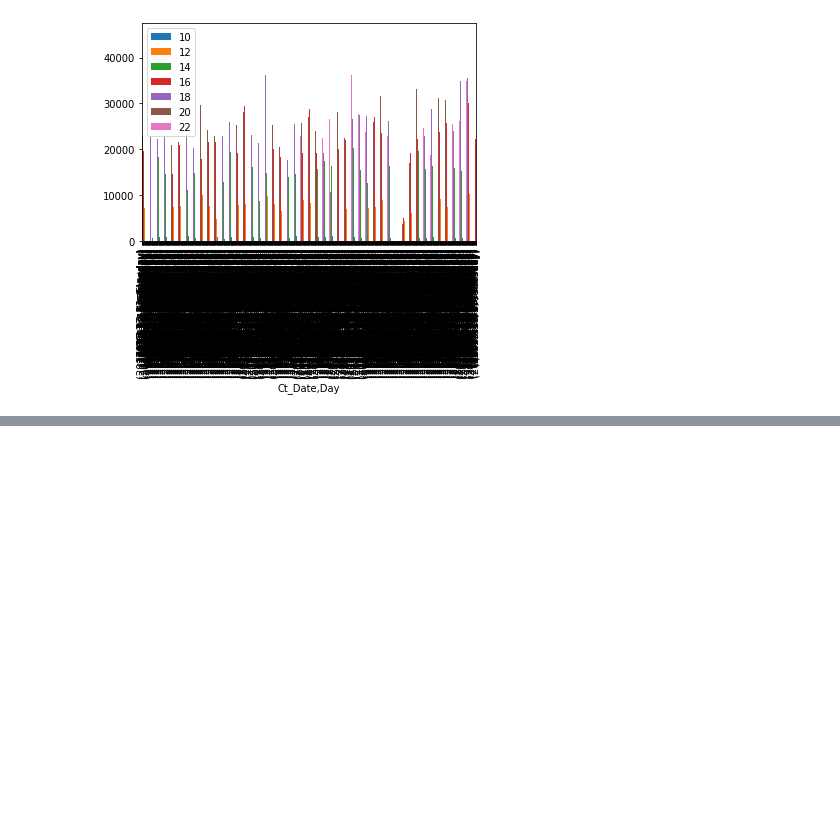
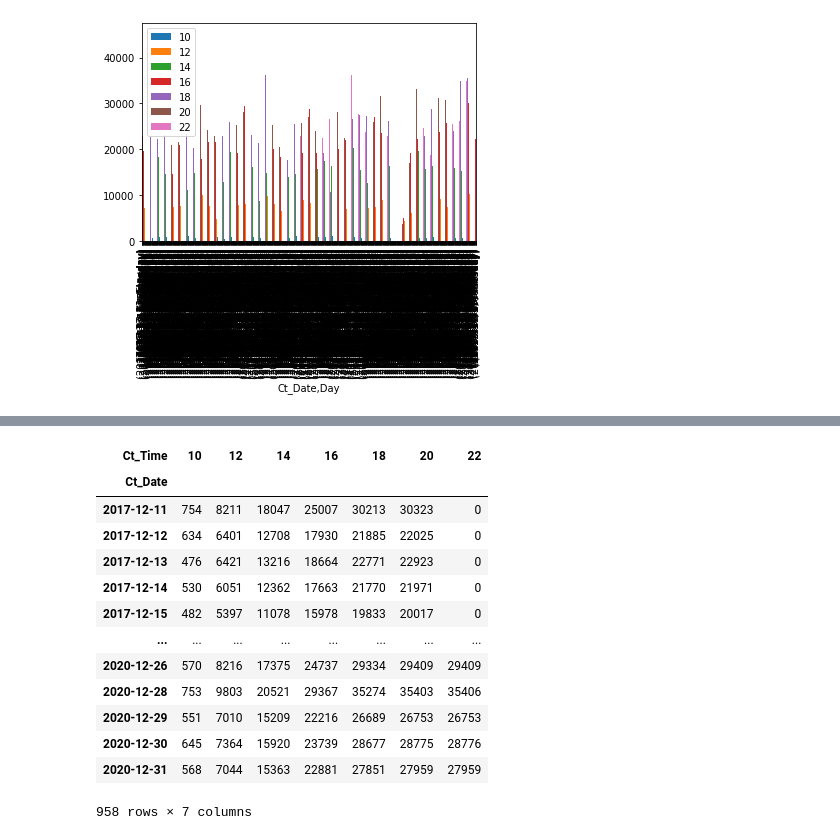
Before and after one commit to sreeniedp/Data-Science-Projects, a Jupyter notebook: sorted_data.ipynb, the cells around one changed output, grey strips where cells are left out. Saved outputs shown, nothing was run; the diff lists cells and outputs as text; code cells hidden in the pictures; blank space fills up the shorter version.

```diff
--- a/sorted_data.ipynb
+++ b/sorted_data.ipynb
@@ -92,0 +161,17 @@ plt.figure(); df_pvt.plot(kind='bar'); plt.legend(loc='best')
+# %%
+df1_pvt
+# %% [output]
+| Ct_Time | 10 | 12 | 14 | 16 | 18 | 20 | 22 |
+| Ct_Date |  |  |  |  |  |  |  |
+| 2017-12-11 | 754 | 8211 | 18047 | 25007 | 30213 | 30323 | 0 |
+| 2017-12-12 | 634 | 6401 | 12708 | 17930 | 21885 | 22025 | 0 |
+| 2017-12-13 | 476 | 6421 | 13216 | 18664 | 22771 | 22923 | 0 |
+| 2017-12-14 | 530 | 6051 | 12362 | 17663 | 21770 | 21971 | 0 |
+| 2017-12-15 | 482 | 5397 | 11078 | 15978 | 19833 | 20017 | 0 |
+| ... | ... | ... | ... | ... | ... | ... | ... |
+| 2020-12-26 | 570 | 8216 | 17375 | 24737 | 29334 | 29409 | 29409 |
+| 2020-12-28 | 753 | 9803 | 20521 | 29367 | 35274 | 35403 | 35406 |
+| 2020-12-29 | 551 | 7010 | 15209 | 22216 | 26689 | 26753 | 26753 |
+| 2020-12-30 | 645 | 7364 | 15920 | 23739 | 28677 | 28775 | 28776 |
+| 2020-12-31 | 568 | 7044 | 15363 | 22881 | 27851 | 27959 | 27959 |
+958 rows × 7 columns
```
Also changed, not shown: parts of 36 cells of this notebook.
